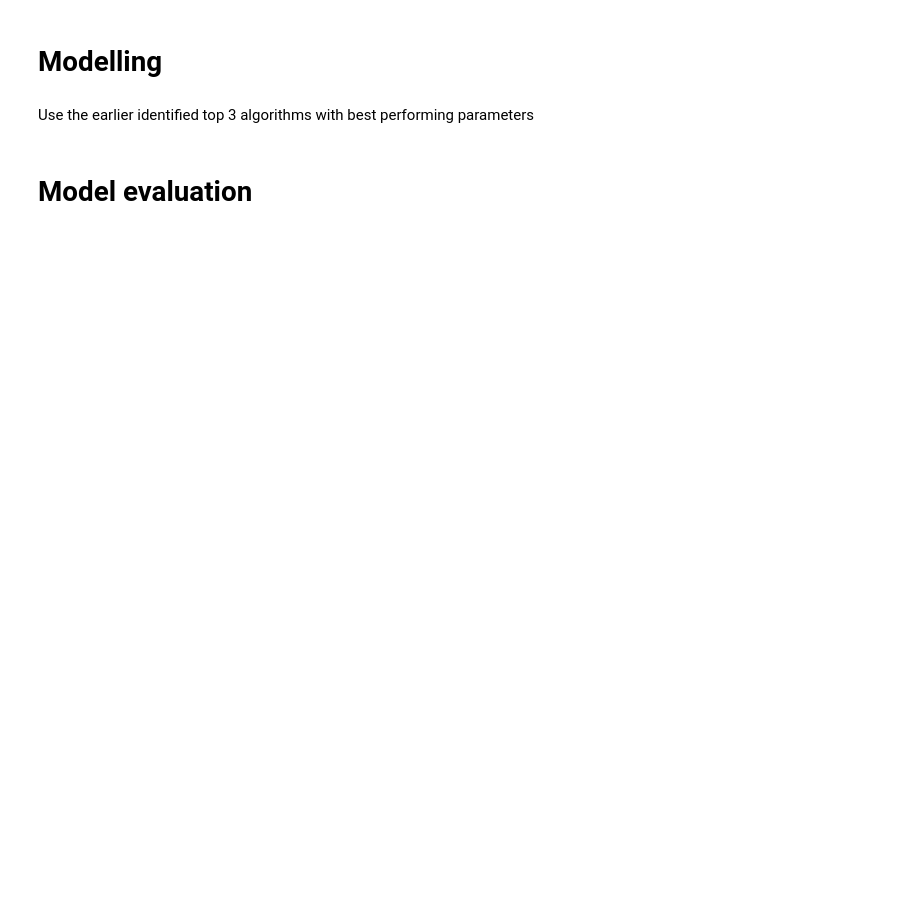
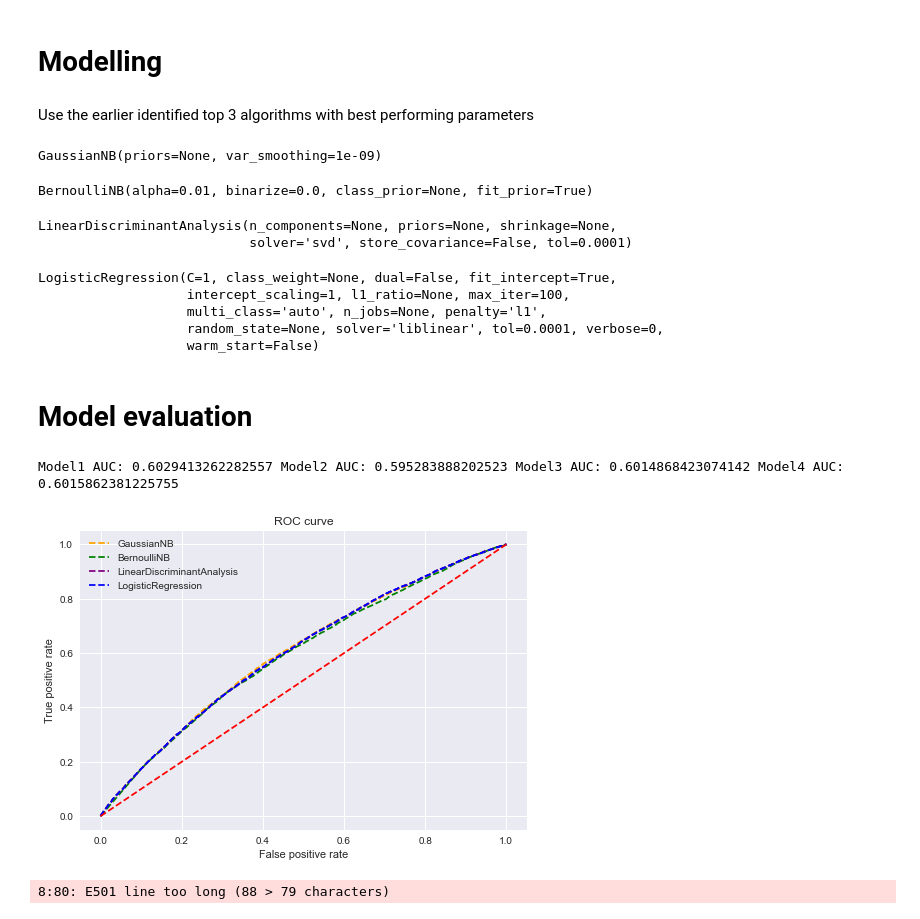
Before and after one commit to Dutchmick/loan_repayment_prediction, a Jupyter notebook: notebooks/Homecred - ML ensemble.ipynb, the cells around one changed output. Cells and saved outputs as stored; diff of their text form; code cells hidden in the pictures; blank space fills up the shorter version.

```diff
--- a/notebooks/Homecred - ML ensemble.ipynb
+++ b/notebooks/Homecred - ML ensemble.ipynb
@@ -321,7 +281,7 @@ model_parameters.sort_values(by=['best_score'], ascending=False)
 # %% [markdown]
 Use the earlier identified top 3 algorithms with best performing parameters
 # %%
-# Random forest
-model1 = RandomForestClassifier(
-)
+model1 = GaussianNB()
 model1.fit(x_train, y_train)
+# %% [output]
+GaussianNB(priors=None, var_smoothing=1e-09)
@@ -339,2 +288,25 @@ model3.fit(x_train, y_train)
+# %%
+model2 = BernoulliNB(alpha=0.01)
+model2.fit(x_train, y_train)
+# %% [output]
+BernoulliNB(alpha=0.01, binarize=0.0, class_prior=None, fit_prior=True)
+# %%
+model3 = LinearDiscriminantAnalysis(tol=0.0001)
+model3.fit(x_train, y_train)
+# %% [output]
+LinearDiscriminantAnalysis(n_components=None, priors=None, shrinkage=None,
+                           solver='svd', store_covariance=False, tol=0.0001)
+# %%
+model4 = LogisticRegression(solver='liblinear',
+                            multi_class='auto',
+                            C=1,
+                            penalty='l1')
+model4.fit(x_train, y_train)
+# %% [output]
+LogisticRegression(C=1, class_weight=None, dual=False, fit_intercept=True,
+                   intercept_scaling=1, l1_ratio=None, max_iter=100,
+                   multi_class='auto', n_jobs=None, penalty='l1',
+                   random_state=None, solver='liblinear', tol=0.0001, verbose=0,
+                   warm_start=False)
 # %% [markdown]
 # Model evaluation
@@ -341,11 +319,13 @@ model3.fit(x_train, y_train)
 # %%
 # Evaluate model based on training data
-predict_1 = model1.predict(x_train)
-predict_2 = model2.predict(x_train)
-predict_3 = model3.predict(x_train)
+pred_prob_1 = model1.predict_proba(x_test)
+pred_prob_2 = model2.predict_proba(x_test)
+pred_prob_3 = model3.predict_proba(x_test)
+pred_prob_4 = model4.predict_proba(x_test)
 # %%
 # roc curve for models
-fpr1, tpr1, thresh1 = roc_curve(y_test, predict_1[:, 1], pos_label=1)
-fpr2, tpr2, thresh2 = roc_curve(y_test, predict_2[:, 1], pos_label=1)
-fpr2, tpr2, thresh2 = roc_curve(y_test, predict_3[:, 1], pos_label=1)
+fpr1, tpr1, thresh1 = roc_curve(y_test, pred_prob_1[:, 1], pos_label=1)
+fpr2, tpr2, thresh2 = roc_curve(y_test, pred_prob_2[:, 1], pos_label=1)
+fpr3, tpr3, thresh3 = roc_curve(y_test, pred_prob_3[:, 1], pos_label=1)
+fpr4, tpr4, thresh4 = roc_curve(y_test, pred_prob_4[:, 1], pos_label=1)
 # %%
@@ -353,28 +333,33 @@ fpr2, tpr2, thresh2 = roc_curve(y_test, predict_3[:, 1], pos_label=1)
 random_probs = [0 for i in range(len(y_test))]
 p_fpr, p_tpr, _ = roc_curve(y_test, random_probs, pos_label=1)
 # %%
-# auc scores
-auc_score1 = roc_auc_score(y_test, pred_prob1[:, 1])
-auc_score2 = roc_auc_score(y_test, pred_prob2[:, 1])
+# Calculate auc scores
+auc_score1 = roc_auc_score(y_test, pred_prob_1[:, 1])
+auc_score2 = roc_auc_score(y_test, pred_prob_2[:, 1])
+auc_score3 = roc_auc_score(y_test, pred_prob_3[:, 1])
+auc_score4 = roc_auc_score(y_test, pred_prob_4[:, 1])
 
-print(auc_score1, auc_score2)
+print('Model1 AUC:', auc_score1, 'Model2 AUC:', auc_score2, 'Model3 AUC:', auc_score3, 'Model4 AUC:', auc_score4)
+# %% [output]
+Model1 AUC: 0.6029413262282557 Model2 AUC: 0.595283888202523 Model3 AUC: 0.6014868423074142 Model4 AUC: 0.6015862381225755
 # %%
 # matplotlib
 import matplotlib.pyplot as plt
 plt.style.use('seaborn')
 
 # plot roc curves
-plt.plot(fpr1, tpr1, linestyle='--', color='orange', label='Random forest')
-plt.plot(fpr2, tpr2, linestyle='--', color='green', label='Decision Tree')
-plt.plot(fpr3, tpr3, linestyle='--', color='purple', label='KNN')
-plt.plot(p_fpr, p_tpr, linestyle='--', color='blue')
-# title
+plt.plot(fpr1, tpr1, linestyle='--', color='orange', label='GaussianNB')
+plt.plot(fpr2, tpr2, linestyle='--', color='green', label='BernoulliNB')
+plt.plot(fpr3, tpr3, linestyle='--', color='purple', label='LinearDiscriminantAnalysis')
+plt.plot(fpr4, tpr4, linestyle='--', color='blue', label='LogisticRegression')
+plt.plot(p_fpr, p_tpr, linestyle='--', color='red')
 plt.title('ROC curve')
-# x label
-plt.xlabel('False Positive Rate')
-# y label
-plt.ylabel('True Positive rate')
+plt.xlabel('False positive rate')
+plt.ylabel('True positive rate')
 
 plt.legend(loc='best')
-plt.savefig('ROC',dpi=300)
+plt.savefig(cleaned_folder+'ROC_graph', dpi=300)
 plt.show()
+# %% [output]
+[figure, added]
+8:80: E501 line too long (88 > 79 characters)
```
Also changed, not shown: parts of 53 cells of this notebook, 2 other files.
